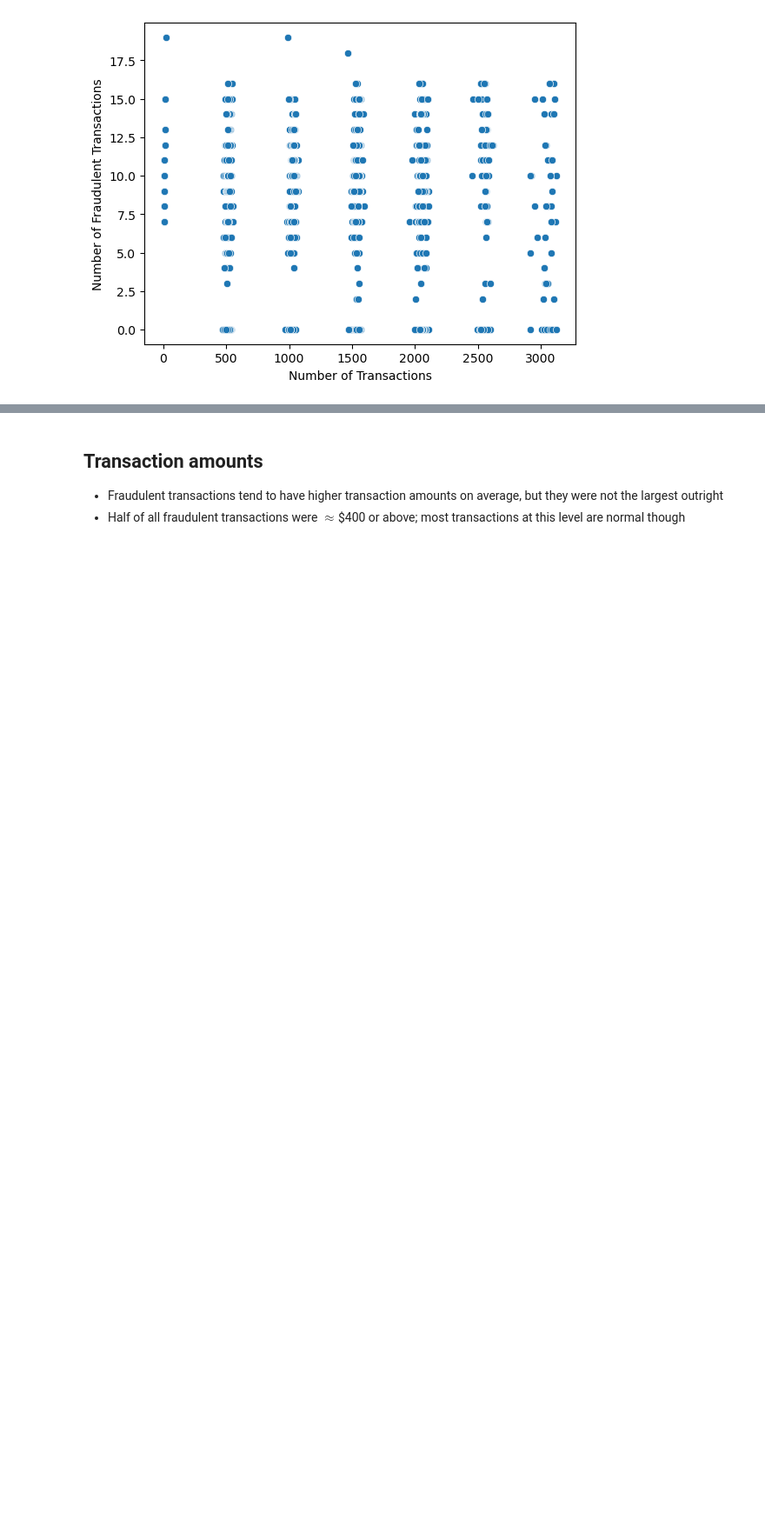
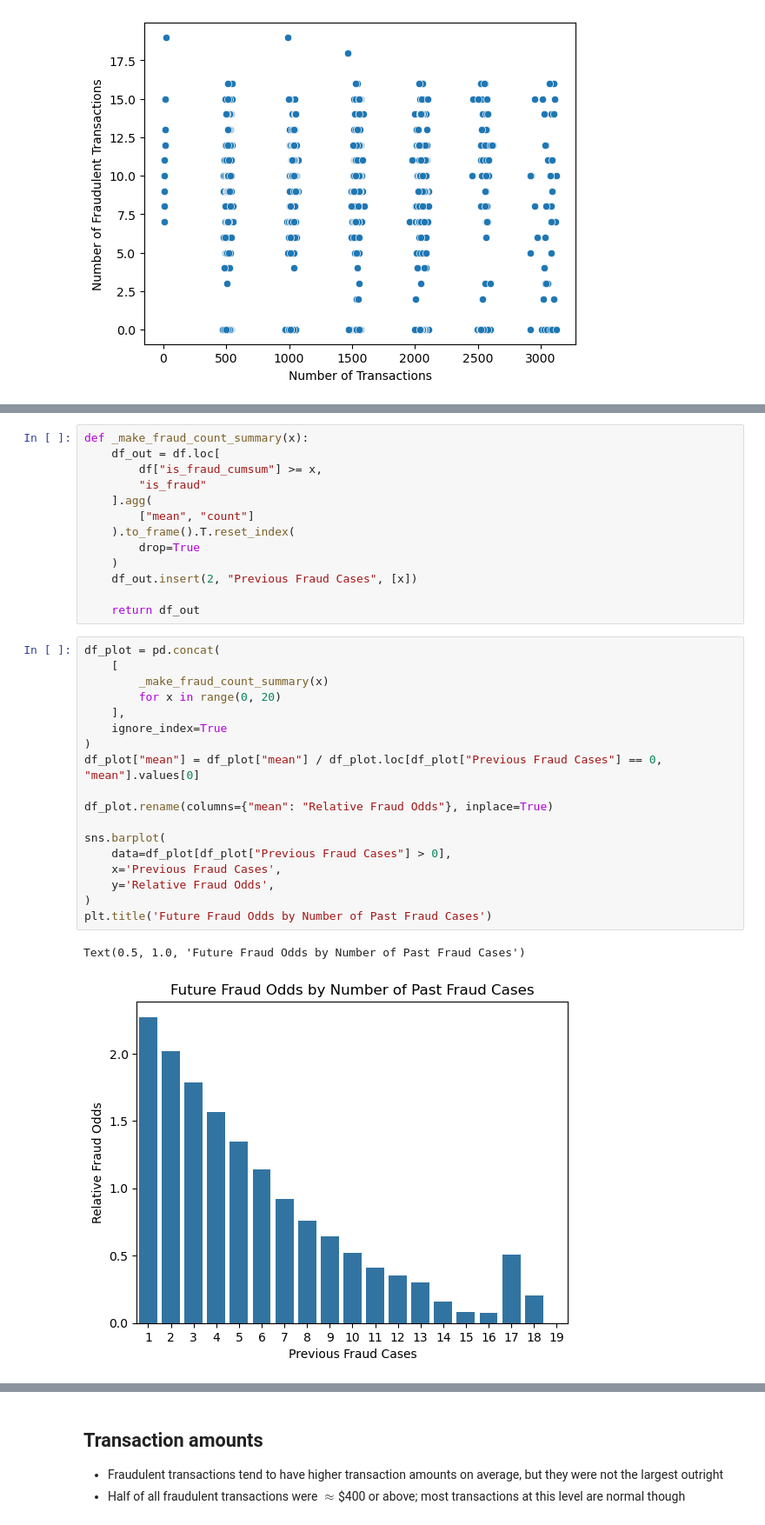
Before and after one commit to glebpnkv/fin_crime, a Jupyter notebook: 1_eda.ipynb, the cells around one changed output, grey strips where cells are left out. Shown: that part at 87% size. Drawn from its saved outputs; the diff is of its cells as text; blank space fills up the shorter version.

```diff
--- a/1_eda.ipynb
+++ b/1_eda.ipynb
@@ -241,0 +276,34 @@ sns.scatterplot(
+# %%
+def _make_fraud_count_summary(x):
+    df_out = df.loc[
+        df["is_fraud_cumsum"] >= x,
+        "is_fraud"
+    ].agg(
+        ["mean", "count"]
+    ).to_frame().T.reset_index(
+        drop=True
+    )
+    df_out.insert(2, "Previous Fraud Cases", [x])
+
+    return df_out
+# %%
+df_plot = pd.concat(
+    [
+        _make_fraud_count_summary(x)
+        for x in range(0, 20)
+    ],
+    ignore_index=True
+)
+df_plot["mean"] = df_plot["mean"] / df_plot.loc[df_plot["Previous Fraud Cases"] == 0, "mean"].values[0]
+
+df_plot.rename(columns={"mean": "Relative Fraud Odds"}, inplace=True)
+
+sns.barplot(
+    data=df_plot[df_plot["Previous Fraud Cases"] > 0],
+    x='Previous Fraud Cases',
+    y='Relative Fraud Odds',
+)
+plt.title('Future Fraud Odds by Number of Past Fraud Cases')
+# %% [output]
+Text(0.5, 1.0, 'Future Fraud Odds by Number of Past Fraud Cases')
+[figure, added]
```
Also changed, not shown: parts of 16 cells of this notebook, 1 other file.
